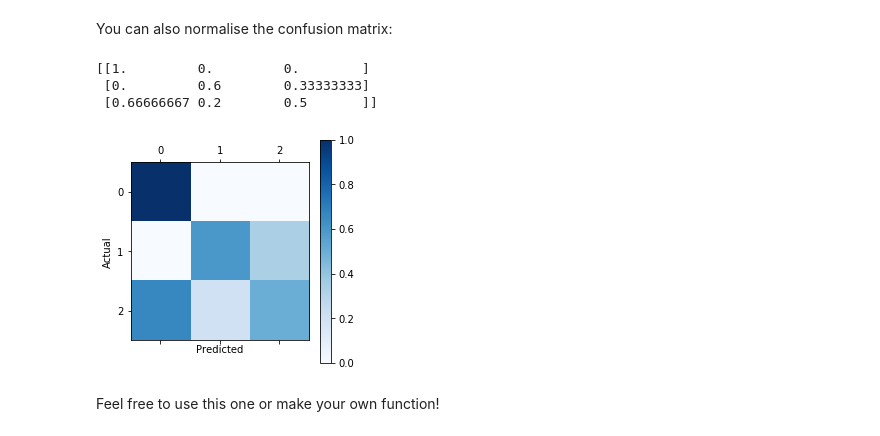
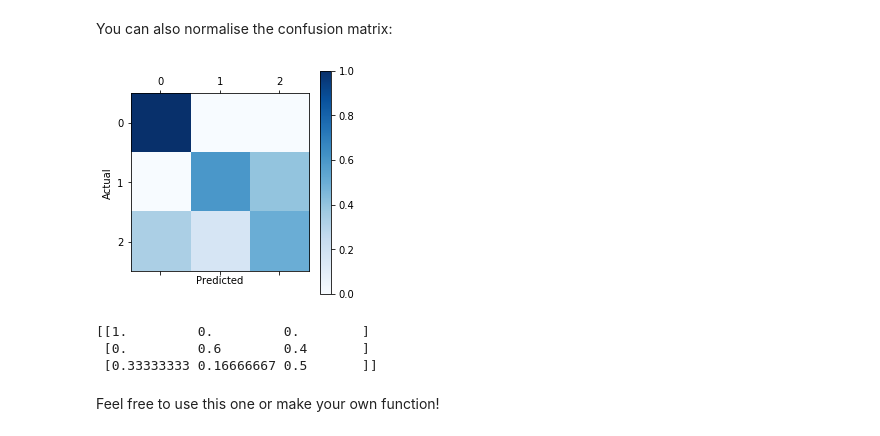
Before and after one commit to guiggh/pr-python-tutorial, a Jupyter notebook: 4_data_visualisation.ipynb, the cells around one changed output. Saved outputs shown, nothing was run; the diff lists cells and outputs as text; code cells hidden in the pictures.

```diff
--- a/4_data_visualisation.ipynb
+++ b/4_data_visualisation.ipynb
@@ -90,18 +90,17 @@ plt.show()
 # %% [markdown]
 You can also normalise the confusion matrix:
 # %%
-cm_norm = cm / cm.sum(axis=1)
-
-print(cm_norm)
+cm_norm =cm.astype('float') / cm.sum(axis=1)[:, np.newaxis]
 plt.matshow(cm_norm, cmap = 'Blues')
 plt.colorbar()
 plt.ylabel('Actual')
 plt.xlabel('Predicted')
 plt.show()
+print(cm_norm)
 # %% [output]
+[figure, new version]
 [[1.         0.         0.        ]
- [0.         0.6        0.33333333]
- [0.66666667 0.2        0.5       ]]
+ [0.         0.6        0.4       ]
+ [0.33333333 0.16666667 0.5       ]]
-[figure, old version]
 # %% [markdown]
 Feel free to use this one or make your own function!
```
